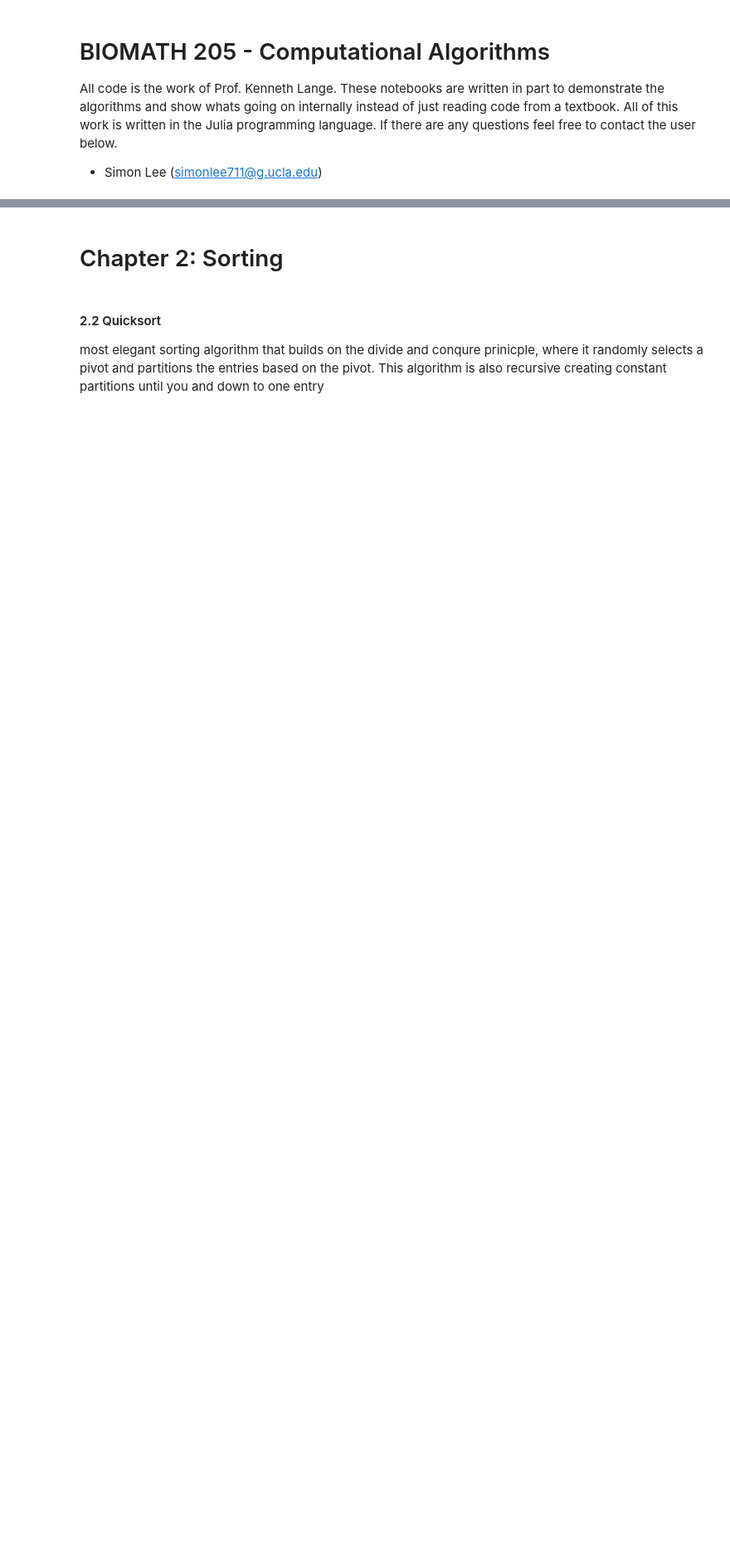
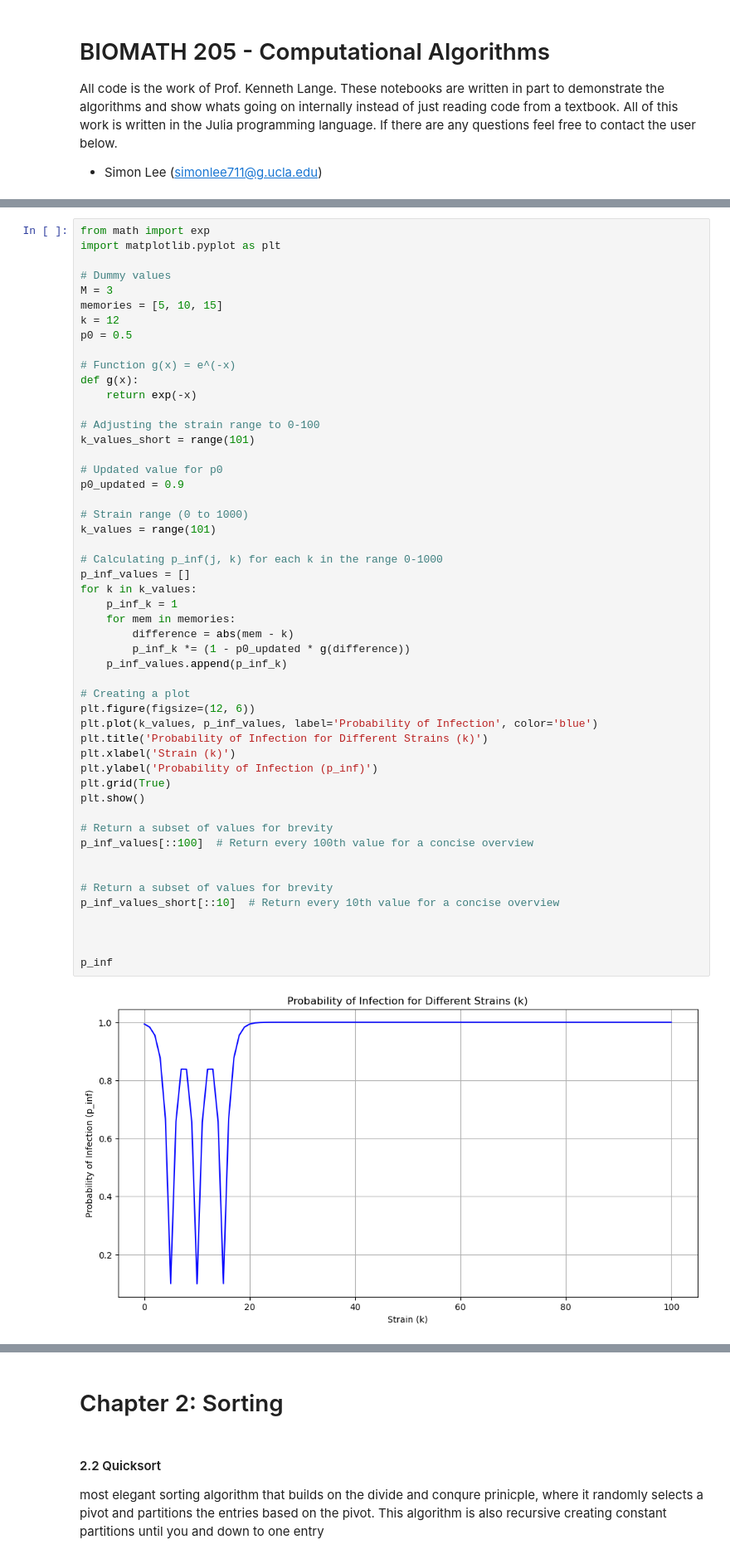
Before and after one commit to Simonlee711/UCLA-Grad-Courses, a Jupyter notebook: BIOMATH-205/Chapter-2-algorithms.ipynb, the cells around one changed output, grey strips where cells are left out. Shown: that part at 83% size. Saved outputs shown, nothing was run; the diff lists cells and outputs as text; blank space fills up the shorter version.

```diff
--- a/BIOMATH-205/Chapter-2-algorithms.ipynb
+++ b/BIOMATH-205/Chapter-2-algorithms.ipynb
@@ -6,0 +862,53 @@ All code is the work of Prof. Kenneth Lange. These notebooks are written in part
+# %%
+from math import exp
+import matplotlib.pyplot as plt
+
+# Dummy values
+M = 3
+memories = [5, 10, 15]
+k = 12
+p0 = 0.5
+
+# Function g(x) = e^(-x)
+def g(x):
+    return exp(-x)
+
+# Adjusting the strain range to 0-100
+k_values_short = range(101)
+
+# Updated value for p0
+p0_updated = 0.9
+
+# Strain range (0 to 1000)
+k_values = range(101)
+
+# Calculating p_inf(j, k) for each k in the range 0-1000
+p_inf_values = []
+for k in k_values:
+    p_inf_k = 1
+    for mem in memories:
+        difference = abs(mem - k)
+        p_inf_k *= (1 - p0_updated * g(difference))
+    p_inf_values.append(p_inf_k)
+
+# Creating a plot
+plt.figure(figsize=(12, 6))
+plt.plot(k_values, p_inf_values, label='Probability of Infection', color='blue')
+plt.title('Probability of Infection for Different Strains (k)')
+plt.xlabel('Strain (k)')
+plt.ylabel('Probability of Infection (p_inf)')
+plt.grid(True)
+plt.show()
+
+# Return a subset of values for brevity
+p_inf_values[::100]  # Return every 100th value for a concise overview
+
+
+# Return a subset of values for brevity
+p_inf_values_short[::10]  # Return every 10th value for a concise overview
+
+
+
+p_inf
+# %% [output]
+[figure, added]
```
Also changed, not shown: parts of 35 cells of this notebook, 9 other files.
